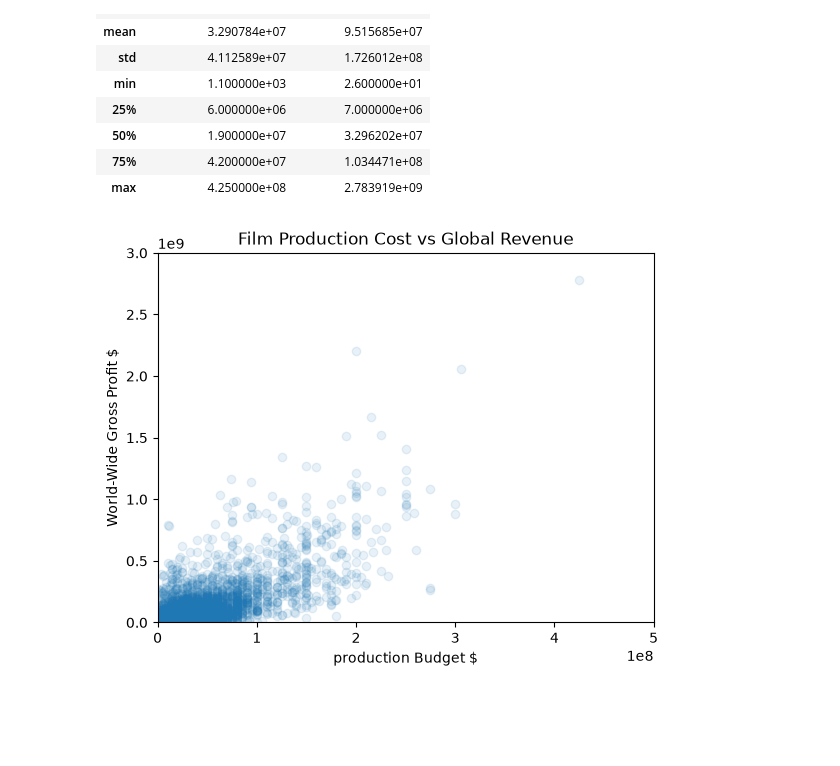
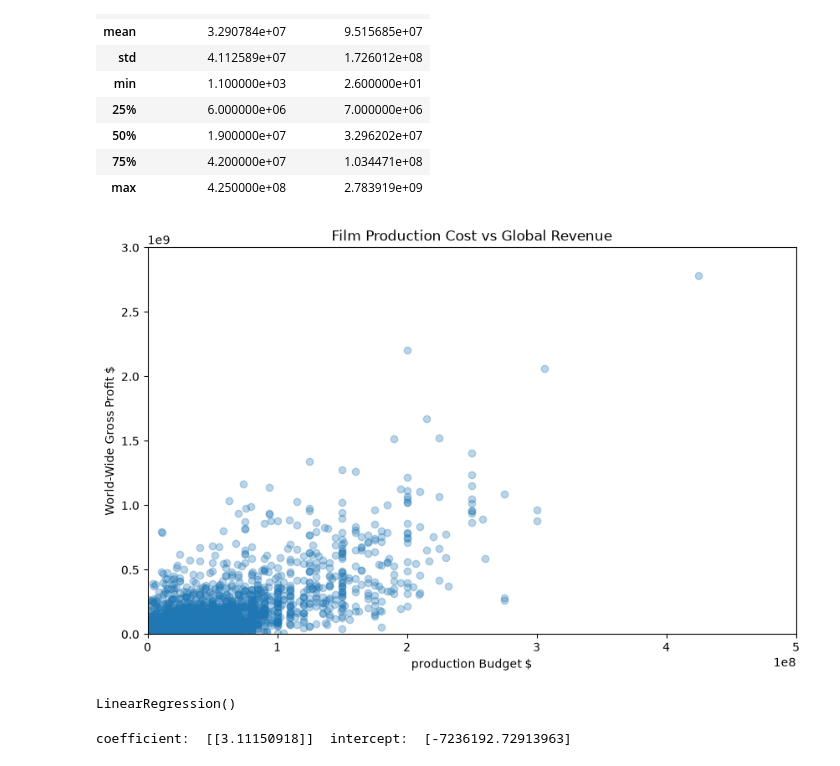
Before and after one commit to aliabdullahawan/Basic_ML, a Jupyter notebook: Chapter_01/visuala_and_analyze.ipynb, the cells around one changed output. Drawn from its saved outputs; the diff is of its cells as text; code cells hidden in the pictures; blank space fills up the shorter version.

```diff
--- a/Chapter_01/visuala_and_analyze.ipynb
+++ b/Chapter_01/visuala_and_analyze.ipynb
@@ -19,13 +20,25 @@ data.describe()
 x = pd.DataFrame(data, columns=['production_budget_usd'])       # Production Budget
 y = pd.DataFrame(data, columns=['worldwide_gross_usd'])         # Revenu
 # %%
-plt.Figure(figsize=(10, 6))
-plt.scatter(x, y, alpha=0.10)
+plt.figure(figsize=(10, 6))
+plt.scatter(x, y, alpha=0.30)
 plt.title('Film Production Cost vs Global Revenue')
 plt.xlabel('production Budget $')
 plt.ylabel('World-Wide Gross Profit $')
 plt.ylim(0, 3e9)
 plt.xlim(0, 5e8)
 plt.show()
 # %% [output]
-[figure, old version]
+[figure, new version]
+# %%
+# hθ(x) = θ₀ + θ₁·x     (y = mx + c)
+regression = skl.linear_model.LinearRegression()
+regression.fit(x, y)
+# %% [output]
+LinearRegression()
+# %%
+coefficient = regression.coef_
+intercept = regression.intercept_
+print("coefficient: ", coefficient, " intercept: ", intercept, " ")
+# %% [output]
+coefficient:  [[3.11150918]]  intercept:  [-7236192.72913963]
```
Also changed, not shown: parts of 6 cells of this notebook.
